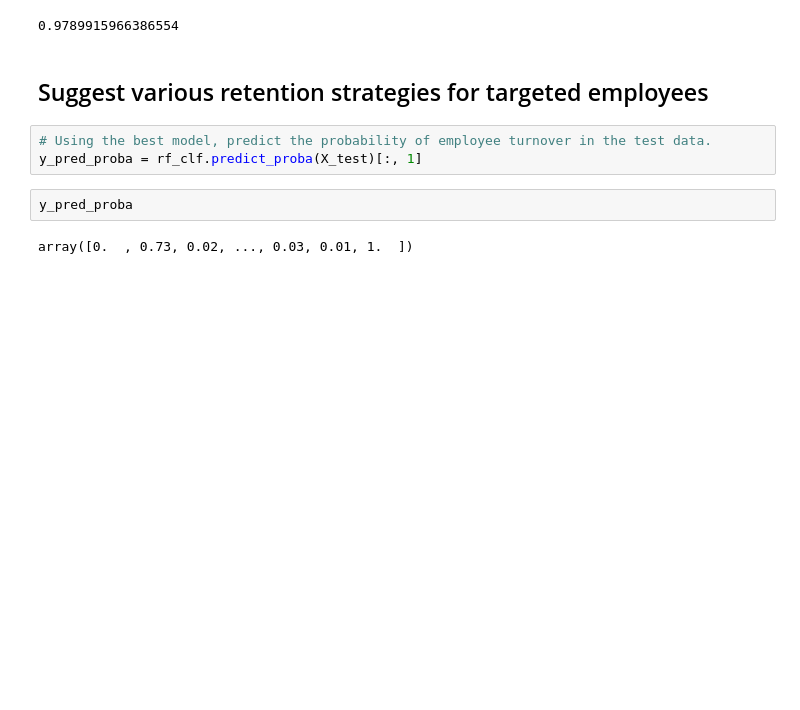
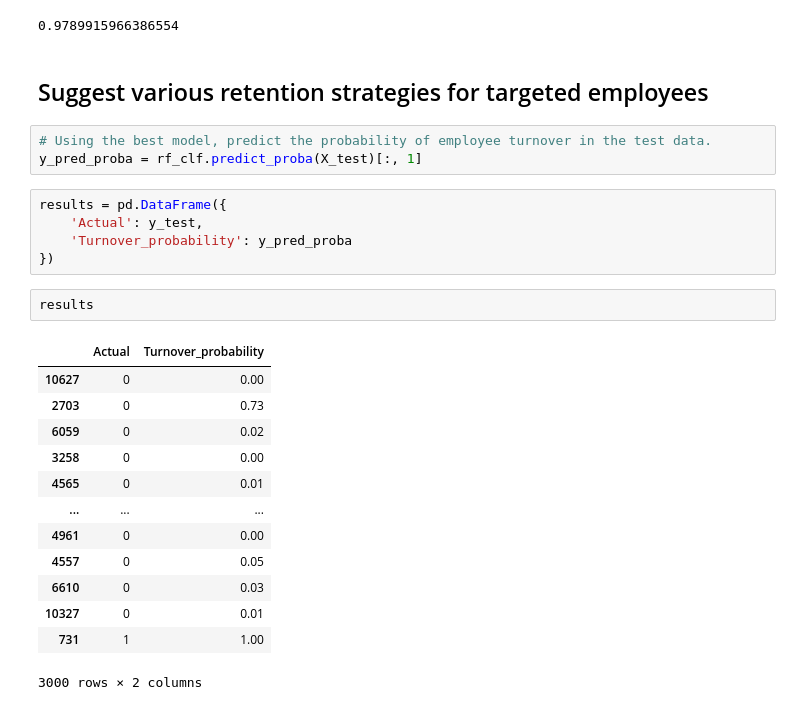
Before and after one commit to khoinguyentm/course-end-3, a Jupyter notebook: main.ipynb, the cells around one changed output. Saved outputs shown, nothing was run; the diff lists cells and outputs as text; blank space fills up the shorter version.

```diff
--- a/main.ipynb
+++ b/main.ipynb
@@ -460,7 +460,24 @@ recall_score(y_test, y_pred_rf_clf)
 # %%
 # Using the best model, predict the probability of employee turnover in the test data.
 y_pred_proba = rf_clf.predict_proba(X_test)[:, 1]
-# %%
-y_pred_proba
-# %% [output]
-array([0.  , 0.73, 0.02, ..., 0.03, 0.01, 1.  ])
+# %%
+results = pd.DataFrame({
+    'Actual': y_test,
+    'Turnover_probability': y_pred_proba
+})
+# %%
+results
+# %% [output]
+|  | Actual | Turnover_probability |
+| 10627 | 0 | 0.00 |
+| 2703 | 0 | 0.73 |
+| 6059 | 0 | 0.02 |
+| 3258 | 0 | 0.00 |
+| 4565 | 0 | 0.01 |
+| ... | ... | ... |
+| 4961 | 0 | 0.00 |
+| 4557 | 0 | 0.05 |
+| 6610 | 0 | 0.03 |
+| 10327 | 0 | 0.01 |
+| 731 | 1 | 1.00 |
+3000 rows × 2 columns
```
Also changed, not shown: parts of 2 cells of this notebook.
